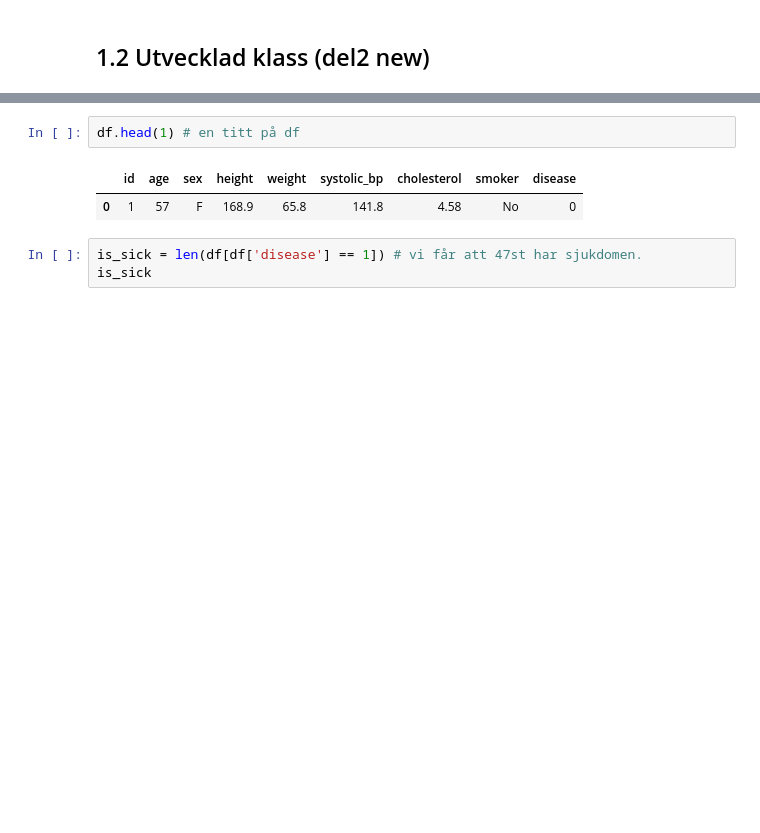
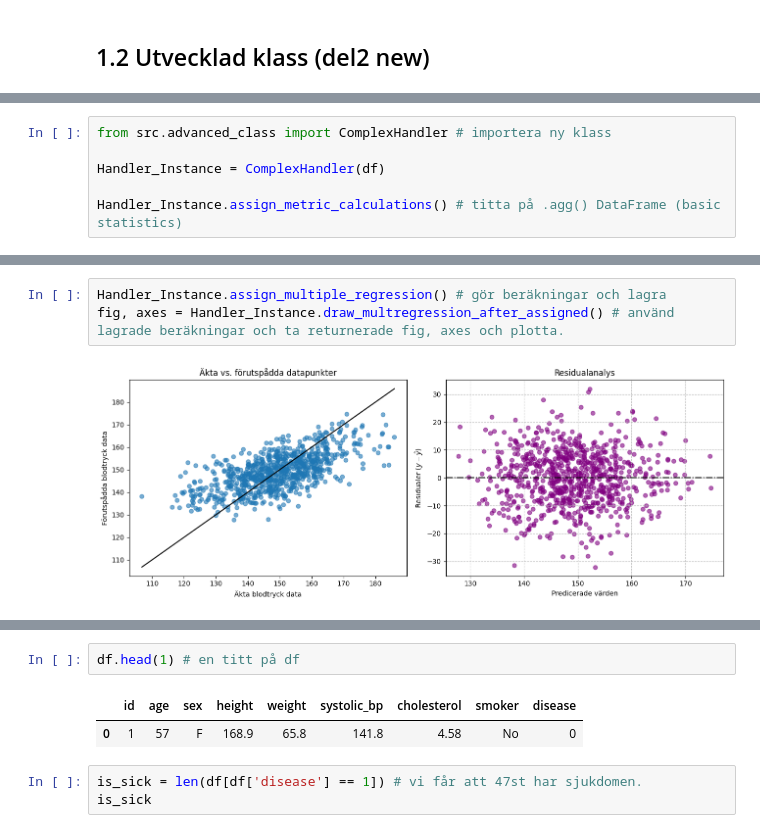
Before and after one commit to MaWe96/Health-Study-Python, a Jupyter notebook: notebook.ipynb, the cells around one changed output, grey strips where cells are left out. Drawn from its saved outputs; the diff is of its cells as text; blank space fills up the shorter version.

Commit message:
Finalized del2, finished regression and PCA

```diff
--- a/notebook.ipynb
+++ b/notebook.ipynb
@@ -338,0 +345,6 @@ I detta kapitlet skapar vi en mer utvecklad klass som inkorporerar linjär regre
+# %%
+from src.advanced_class import ComplexHandler # importera ny klass
+
+Handler_Instance = ComplexHandler(df)
+
+Handler_Instance.assign_metric_calculations() # titta på .agg() DataFrame (basic statistics)
@@ -338,0 +357,5 @@ I detta kapitlet skapar vi en mer utvecklad klass som inkorporerar linjär regre
+# %%
+Handler_Instance.assign_multiple_regression() # gör beräkningar och lagra
+fig, axes = Handler_Instance.draw_multregression_after_assigned() # använd lagrade beräkningar och ta returnerade fig, axes och plotta.
+# %% [output]
+[figure, added]
```
Also changed, not shown: parts of 13 cells of this notebook, 1 other file.
